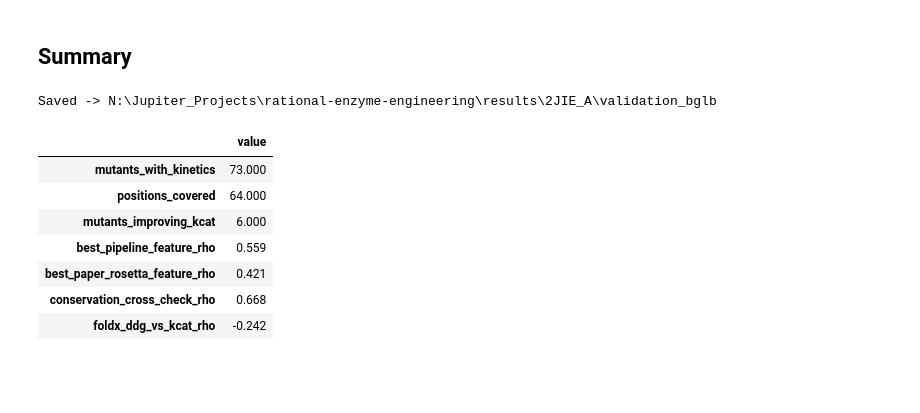
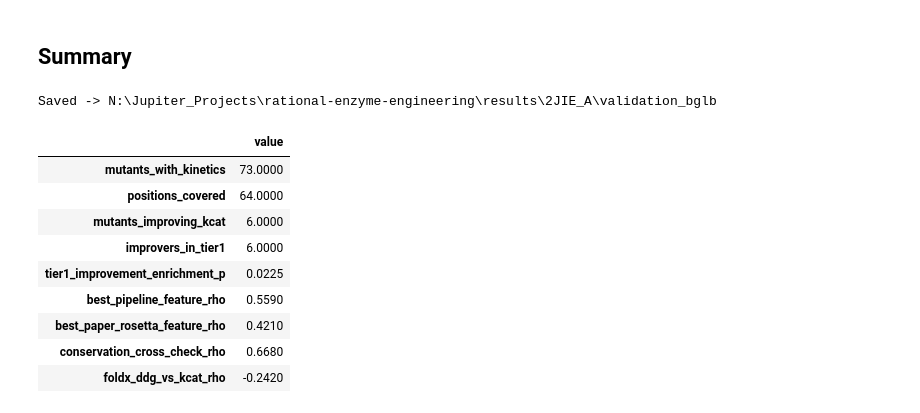
Before and after one commit to Teaholicus/rational-enzyme-engineering, a Jupyter notebook: validation/bglb_kinetic_validation.ipynb, the cells around one changed output. Saved outputs shown, nothing was run; the diff lists cells and outputs as text; code cells hidden in the pictures; blank space fills up the shorter version.

```diff
--- a/validation/bglb_kinetic_validation.ipynb
+++ b/validation/bglb_kinetic_validation.ipynb
@@ -141,22 +141,27 @@ df = kin.merge(master, left_on="position_uniprot", right_on="residue_number",
 print(f"{len(df)} mutants matched to pipeline features, "
       f"covering {df.position_uniprot.nunique()} distinct positions")
 
-# FoldX ddG for the specific substitution assayed
-def ddg_for(row):
-    col = f"foldx_ddg_{row['mutant_residue']}"
-    return row[col] if col in row.index else np.nan
 
-df["foldx_ddg_assayed"] = df.apply(ddg_for, axis=1)
+def per_mutant_column(frame, prefix):
+    """Pick the wide-table column matching each row's substituted residue."""
+    def pick(row):
+        col = f"{prefix}{row['mutant_residue']}"
+        return row[col] if col in row.index else np.nan
+    return frame.apply(pick, axis=1)
 
-# natural frequency of the substituted-in residue at that position
-def freq_for(row):
-    col = f"cons_freq_unweighted_{row['mutant_residue']}"
-    return row[col] if col in row.index else np.nan
 
-df["mutant_natural_freq"] = df.apply(freq_for, axis=1)
+# Added in one concat rather than one assignment at a time: the merged frame is
+# ~460 columns wide, and repeated insertion fragments it.
+derived = pd.DataFrame({
+    # FoldX ddG for the specific substitution assayed
+    "foldx_ddg_assayed": per_mutant_column(df, "foldx_ddg_"),
+    # natural frequency of the substituted-in residue at that position
+    "mutant_natural_freq": per_mutant_column(df, "cons_freq_unweighted_"),
+    # |log10 fold-change| in kcat: effect magnitude regardless of direction
+    "abs_log_kcat_effect": df["log10_rel_kcat"].abs(),
+}, index=df.index)
 
-# |log10 fold-change| in kcat -- effect magnitude regardless of direction
-df["abs_log_kcat_effect"] = df["log10_rel_kcat"].abs()
+df = pd.concat([df, derived], axis=1)
 
 print(f"With measurable kcat: {df.log10_rel_kcat.notna().sum()}")
 print(f"Mutants exceeding WT kcat: {(df.rel_kcat_min > 1).sum()}")
@@ -403,25 +452,29 @@ Mutants that IMPROVED kcat, and their predicted ddG:
 # %%
 summary = {
     "mutants_with_kinetics": int(df.log10_rel_kcat.notna().sum()),
     "positions_covered": int(df.position_uniprot.nunique()),
     "mutants_improving_kcat": int((df.rel_kcat_min > 1).sum()),
+    "improvers_in_tier1": n_imp_t1,
+    "tier1_improvement_enrichment_p": round(float(p_enrich), 4),
     "best_pipeline_feature_rho": round(float(corr.spearman_rho.abs().max()), 3),
     "best_paper_rosetta_feature_rho": round(float(rosetta_feats.SRC_kcat.abs().max()), 3),
     "conservation_cross_check_rho": round(float(rho), 3),
     "foldx_ddg_vs_kcat_rho": round(float(rho_signed), 3),
 }
 summary_df = pd.DataFrame([summary]).T.rename(columns={0: "value"})
 summary_df.to_csv(out_dir / "validation_summary.csv")
 df.to_csv(out_dir / "kinetics_with_pipeline_features.csv", index=False)
 print(f"Saved -> {out_dir}")
 summary_df
 # %% [output]
 Saved -> N:\Jupiter_Projects\rational-enzyme-engineering\results\2JIE_A\validation_bglb
 |  | value |
-| mutants_with_kinetics | 73.000 |
-| positions_covered | 64.000 |
-| mutants_improving_kcat | 6.000 |
-| best_pipeline_feature_rho | 0.559 |
-| best_paper_rosetta_feature_rho | 0.421 |
-| conservation_cross_check_rho | 0.668 |
-| foldx_ddg_vs_kcat_rho | -0.242 |
+| mutants_with_kinetics | 73.0000 |
+| positions_covered | 64.0000 |
+| mutants_improving_kcat | 6.0000 |
+| improvers_in_tier1 | 6.0000 |
+| tier1_improvement_enrichment_p | 0.0225 |
+| best_pipeline_feature_rho | 0.5590 |
+| best_paper_rosetta_feature_rho | 0.4210 |
+| conservation_cross_check_rho | 0.6680 |
+| foldx_ddg_vs_kcat_rho | -0.2420 |
```
Also changed, not shown: parts of 3 cells of this notebook, 4 other files.
